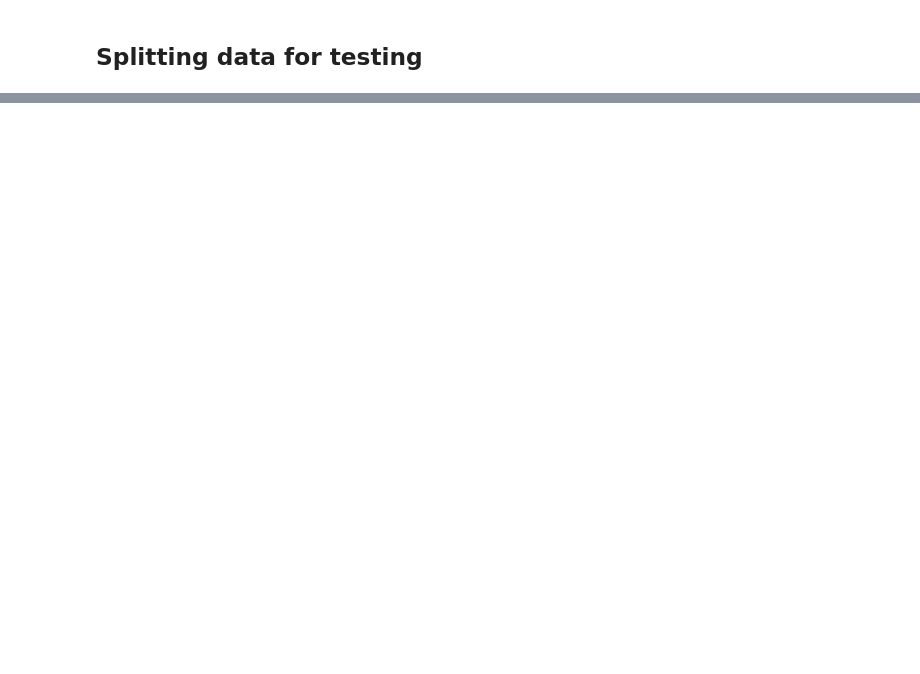
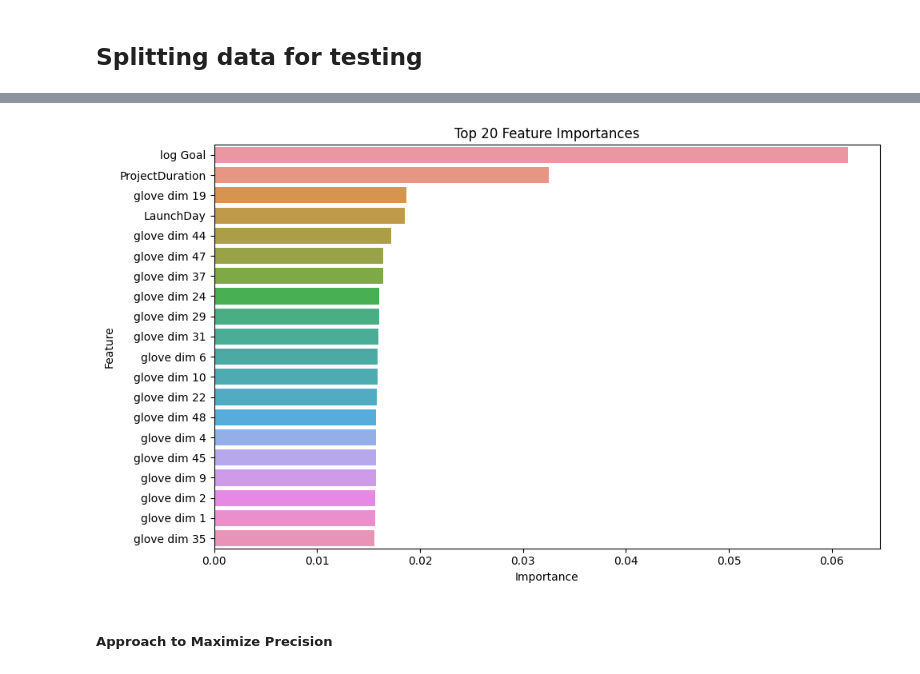
Before and after one commit to neuroth-v/ML_GroupProject, a Jupyter notebook: EDA-and-modeling.ipynb, the cells around one changed output, grey strips where cells are left out. Drawn from its saved outputs; the diff is of its cells as text; code cells hidden in the pictures; blank space fills up the shorter version.

```diff
--- a/EDA-and-modeling.ipynb
+++ b/EDA-and-modeling.ipynb
@@ -556,0 +939,14 @@ encoded_df.head()
+# %%
+# Visualisation: Feature Importance (top20)
+top_n = 20
+plt.figure(figsize=(10, 6))
+sns.barplot(x="Importance", y="Feature", data=feature_importance_df.head(top_n))
+plt.xlabel("Importance")
+plt.ylabel("Feature")
+plt.title(f"Top {top_n} Feature Importances")
+plt.tight_layout()
+plt.show()
+# %% [output]
+[figure, added]
+# %% [markdown]
+##### Approach to Maximize Precision
```
Also changed, not shown: parts of 66 cells of this notebook, 2 other files.
